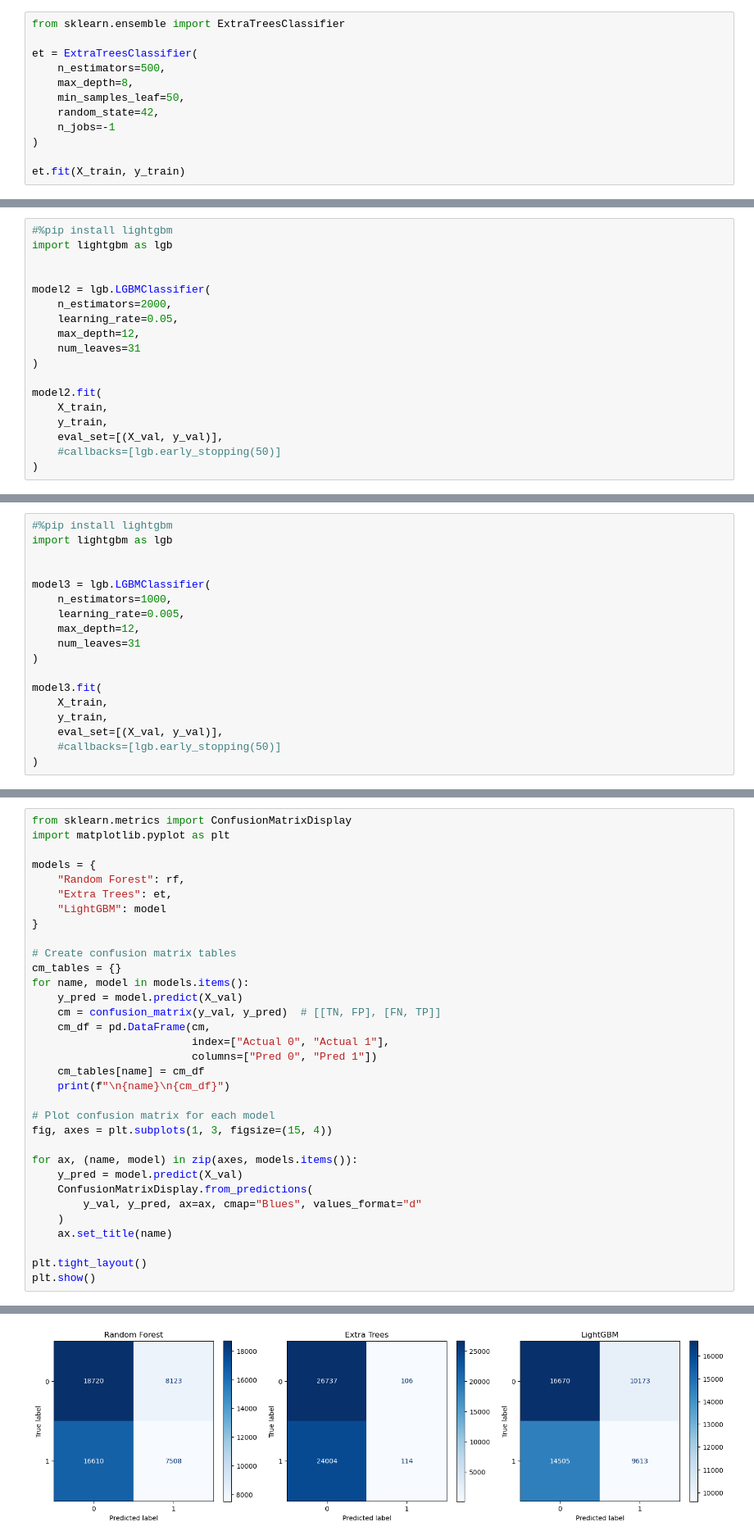
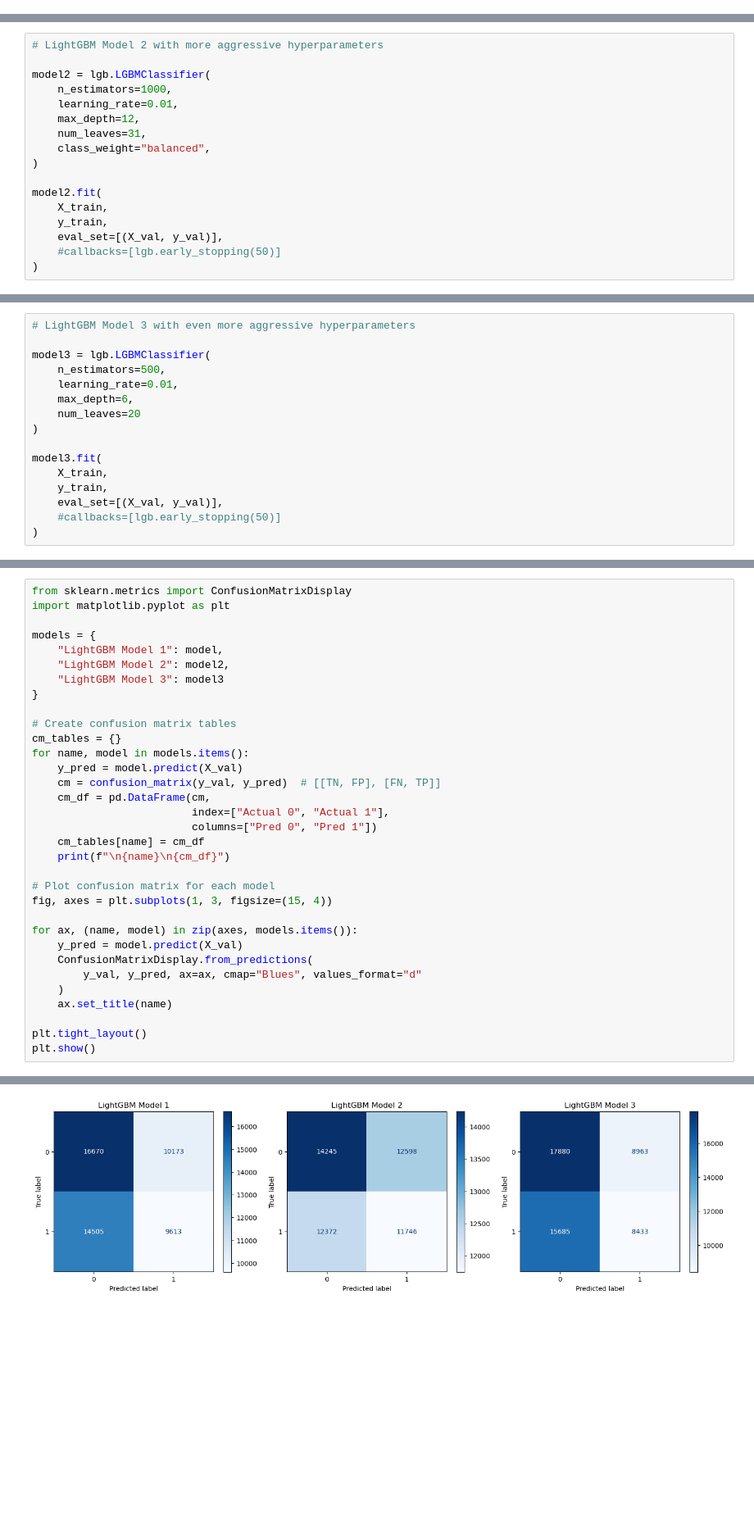
Before and after one commit to YinyiXue2/HelpHerInvest, a Jupyter notebook: Playground/Week 07 Develop 2nd modeling approach (more complex)/Chris Playground/week07_random_forest_model01.ipynb, the cells around one changed output, grey strips where cells are left out. Shown at 82% size. Cells and saved outputs as stored; diff of their text form; blank space fills up the shorter version.

Commit message:
Updated week 7 model

```diff
--- a/Playground/Week 07 Develop 2nd modeling approach (more complex)/Chris Playground/week07_random_forest_model01.ipynb
+++ b/Playground/Week 07 Develop 2nd modeling approach (more complex)/Chris Playground/week07_random_forest_model01.ipynb
@@ -218,12 +198,0 @@ RandomForestClassifier(max_depth=8, min_samples_leaf=50, n_estimators=500,
-# %%
-from sklearn.ensemble import ExtraTreesClassifier
-
-et = ExtraTreesClassifier(
-    n_estimators=500,
-    max_depth=8,
-    min_samples_leaf=50,
-    random_state=42,
-    n_jobs=-1
-)
-
-et.fit(X_train, y_train)
@@ -259,15 +225,14 @@ And if memory is not enough, you can set `force_col_wise=true`.
 [LightGBM] [Info] Start training from score -0.029101
 LGBMClassifier(learning_rate=0.01, max_depth=6, n_estimators=1000)
 # %%
-#%pip install lightgbm
-import lightgbm as lgb
-
+# LightGBM Model 2 with more aggressive hyperparameters
 
 model2 = lgb.LGBMClassifier(
-    n_estimators=2000,
-    learning_rate=0.05,
+    n_estimators=1000,
+    learning_rate=0.01,
     max_depth=12,
-    num_leaves=31
+    num_leaves=31,
+    class_weight="balanced",
 )
 
 model2.fit(
@@ -289,13 +254,11 @@ LGBMClassifier(learning_rate=0.05, max_depth=12, n_estimators=2000)
 # %%
-#%pip install lightgbm
-import lightgbm as lgb
-
+# LightGBM Model 3 with even more aggressive hyperparameters
 
 model3 = lgb.LGBMClassifier(
-    n_estimators=1000,
-    learning_rate=0.005,
-    max_depth=12,
-    num_leaves=31
+    n_estimators=500,
+    learning_rate=0.01,
+    max_depth=6,
+    num_leaves=20
 )
 
 model3.fit(
@@ -393,9 +356,9 @@ from sklearn.metrics import ConfusionMatrixDisplay
 import matplotlib.pyplot as plt
 
 models = {
-    "Random Forest": rf,
-    "Extra Trees": et,
-    "LightGBM": model
+    "LightGBM Model 1": model,
+    "LightGBM Model 2": model2,
+    "LightGBM Model 3": model3
 }
 
 # Create confusion matrix tables
@@ -439,4 +402,4 @@ Actual 1   14505    9613
-[figure, old version]
+[figure, new version]
 # %%
 # Selected the best model from validation performance and evaluate on test set
 print("\n-----  -----  -----  -----  -----  -----  -----  -----  -----  -----")
```
Also changed, not shown: parts of 9 cells of this notebook.
